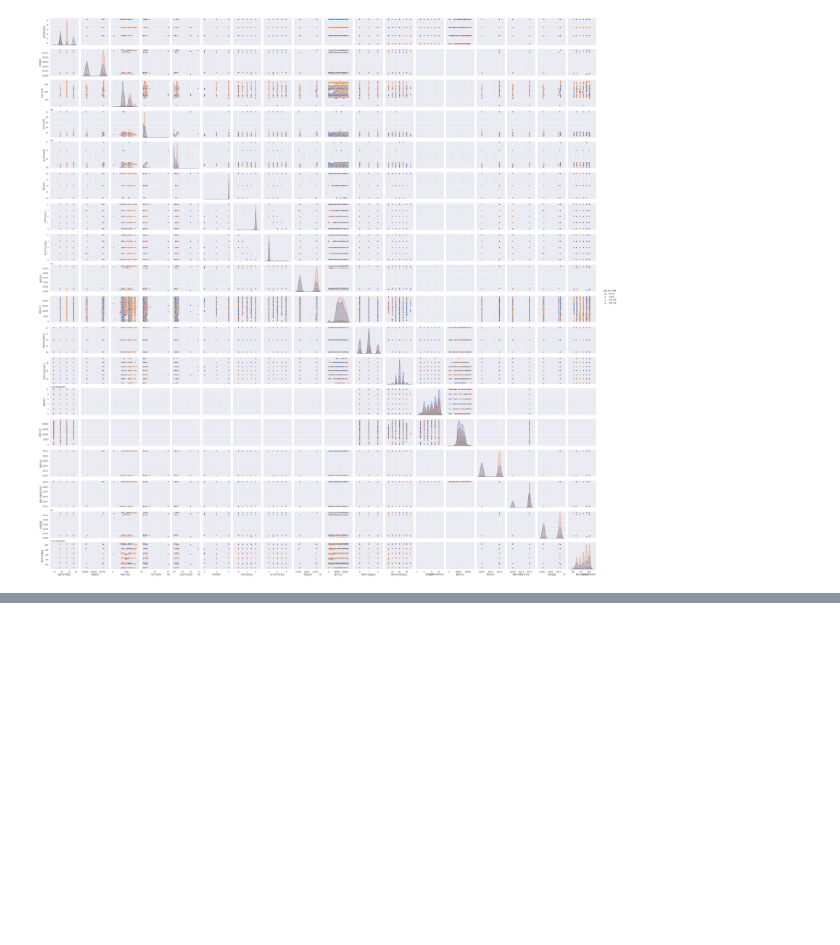
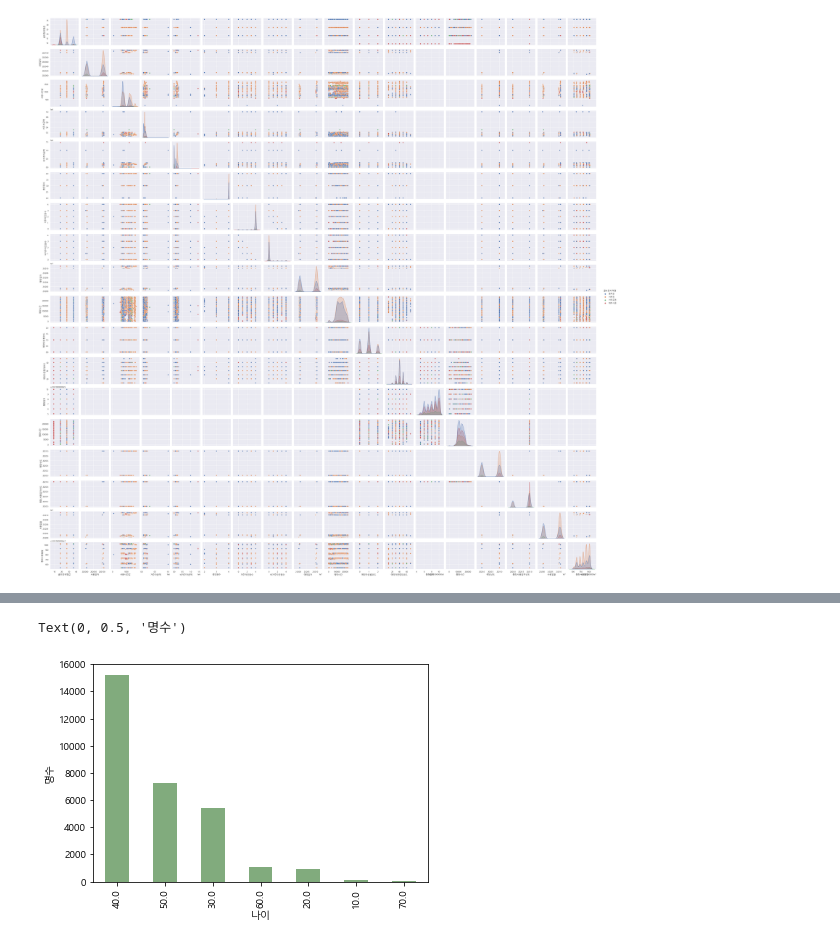
Before and after one commit to minwooking/Next_Ez_Training, a Jupyter notebook: golf10_seaborn.ipynb, the cells around one changed output, grey strips where cells are left out. Saved outputs shown, nothing was run; the diff lists cells and outputs as text; code cells hidden in the pictures; blank space fills up the shorter version.

```diff
--- a/golf10_seaborn.ipynb
+++ b/golf10_seaborn.ipynb
@@ -204,0 +215,7 @@ sns.pairplot(df,hue='골프장지역명')
+# %%
+df.예약자연령대코드.value_counts().plot.bar(color='#81AB7D')
+plt.xlabel('나이')
+plt.ylabel('명수')
+# %% [output]
+Text(0, 0.5, '명수')
+[figure, added]
```
Also changed, not shown: parts of 15 cells of this notebook, 3 other files.
